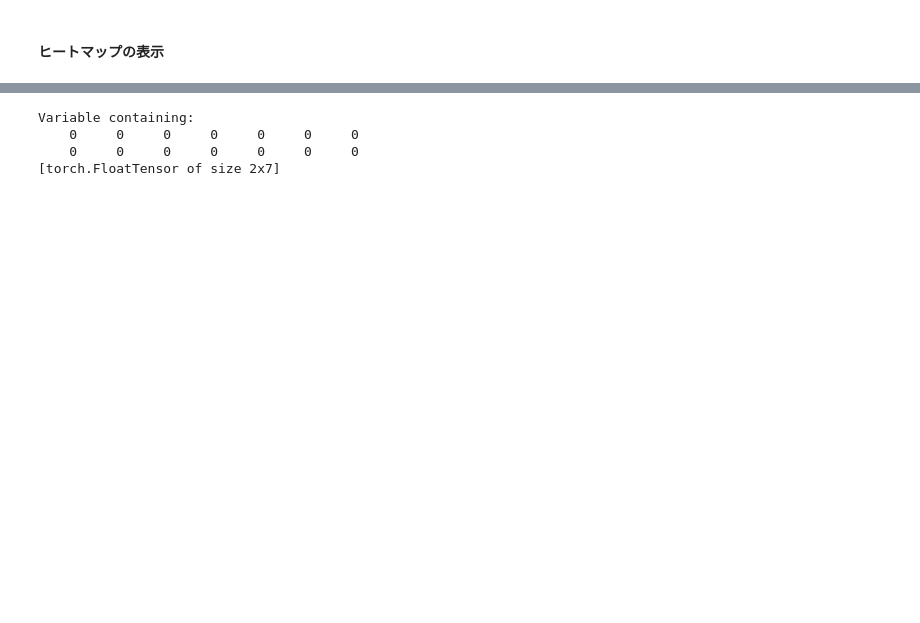
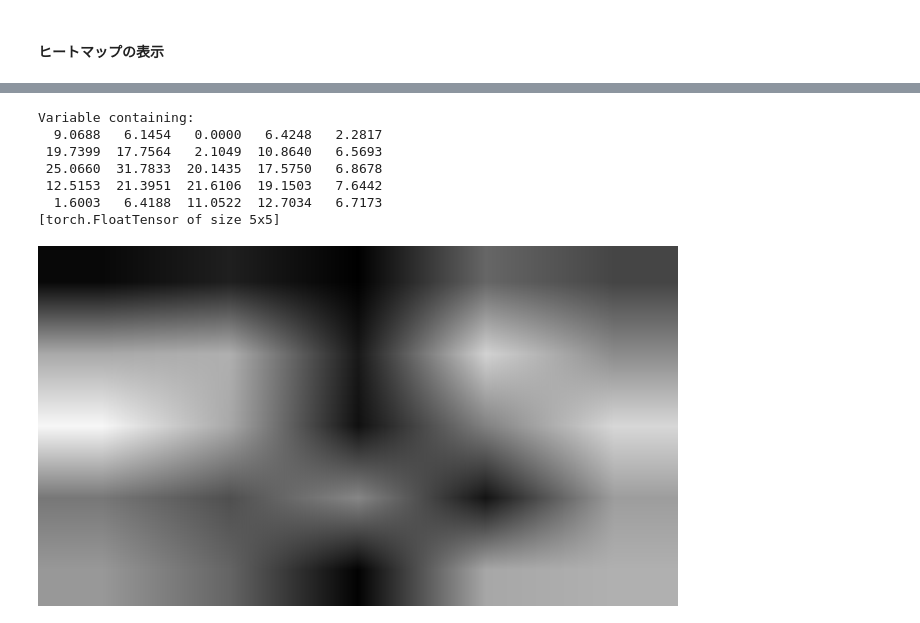
Before and after one commit to nmurakami0/fast_ai_study, a Jupyter notebook: my_lesson_7.ipynb, the cells around one changed output, grey strips where cells are left out. Drawn from its saved outputs; the diff is of its cells as text; code cells hidden in the pictures; blank space fills up the shorter version.

```diff
--- a/my_lesson_7.ipynb
+++ b/my_lesson_7.ipynb
@@ -1194,7 +1211,7 @@ model = Net()
 # %%
 model.load_state_dict(torch.load("lesson7_fcn.pt"))
 # %%
-input_tensor = conv_feature_map['train'][0].unsqueeze(0)
+input_tensor = conv_feature_map['valid'][0].unsqueeze(0)
 # %%
 path = "data/fish/"
 image_datasets = {x: datasets.ImageFolder(os.path.join(path, x))
@@ -1204,10 +1219,14 @@ image_datasets = {x: datasets.ImageFolder(os.path.join(path, x))
 # %%
 # input_channelのうち、labelと同じindexのものを選択
-heat_image = model.create_heat(Variable(input_tensor))[0][image_datasets['train'][0][1]]
+model.train(False)
+heat_image = model.create_heat(Variable(input_tensor))[0][image_datasets['valid'][0][1]]
 heat_image
 # %% [output]
 Variable containing:
-    0     0     0     0     0     0     0
-    0     0     0     0     0     0     0
-[torch.FloatTensor of size 2x7]
+  9.0688   6.1454   0.0000   6.4248   2.2817
+ 19.7399  17.7564   2.1049  10.8640   6.5693
+ 25.0660  31.7833  20.1435  17.5750   6.8678
+ 12.5153  21.3951  21.6106  19.1503   7.6442
+  1.6003   6.4188  11.0522  12.7034   6.7173
+[torch.FloatTensor of size 5x5]
 # %%
@@ -1214,0 +1234,5 @@ import torchvision.transforms.functional as F
+# %%
+cm = visioinF.resize(visioinF.to_pil_image(heat_image.data.unsqueeze(0)), [360, 640])
+cm
+# %% [output]
+[figure, added]
```
Also changed, not shown: parts of 26 cells of this notebook.
